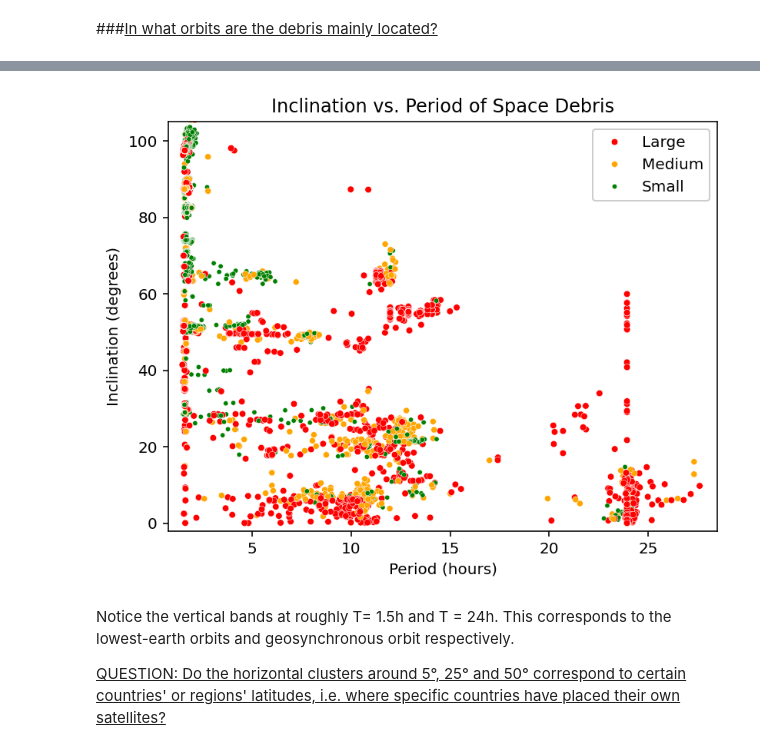
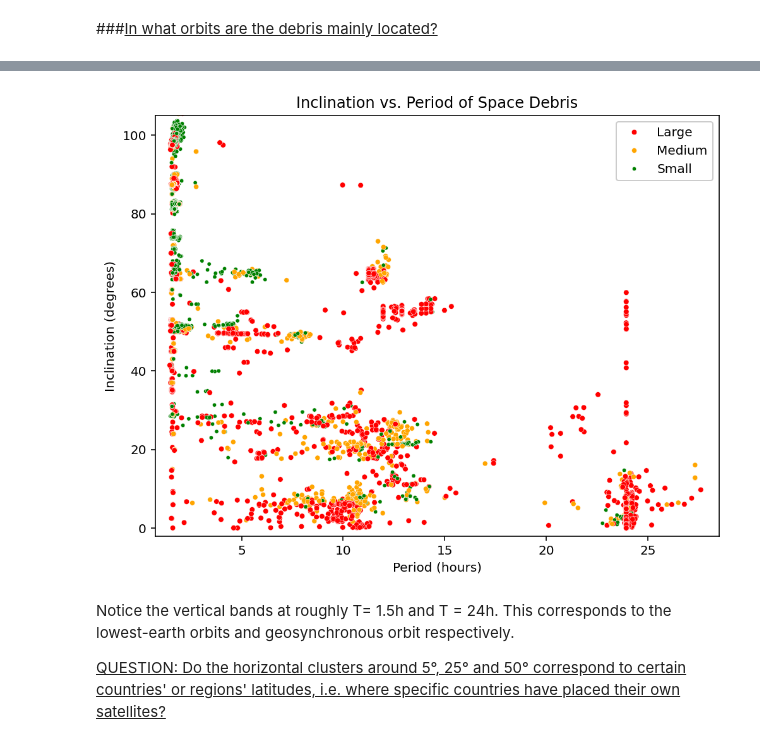
Before and after one commit to brayvid/space-debris-eda, a Jupyter notebook: space_debris_eda.ipynb, the cells around one changed output, grey strips where cells are left out. Drawn from its saved outputs; the diff is of its cells as text; code cells hidden in the pictures.

```diff
--- a/space_debris_eda.ipynb
+++ b/space_debris_eda.ipynb
@@ -109,6 +109,8 @@ df['RCS_SIZE'].unique()
 array(['Medium', 'Small', 'Large', nan], dtype=object)
 # %%
 df['PERIOD_HOURS'] = df['PERIOD'] / 60 # Create new period column measured in hours
+# %%
+df['ALTITUDE_MI'] = (df['SEMIMAJOR_AXIS'] - 6371) * 0.6213 # Create new column with altitude above Earth surface (Earth radius = 6371km)
 # %% [markdown]
 ###<u>Description of dataset</u>
 # %% [markdown]
@@ -173,14 +193,18 @@ debris_elements_df.describe()
 # %%
-sns.scatterplot(x=df['PERIOD_HOURS'], y=df['INCLINATION'],s=10, size=df['RCS_SIZE'], size_order=['Large', 'Medium', 'Small'], sizes=[18,16,10], hue=df['RCS_SIZE'], palette={'Small': 'green', 'Medium':'orange', 'Large': 'red'}, hue_order=['Large', 'Medium', 'Small'])
+sizes = ['Large', 'Medium', 'Small']
+sizes_palette = {'Small': 'green', 'Medium':'orange', 'Large': 'red'}
+
+fig, ax = plt.subplots(figsize=(8, 6))
+sns.scatterplot(x=df['PERIOD_HOURS'], y=df['INCLINATION'],s=10, size=df['RCS_SIZE'], size_order=sizes, sizes=[18,16,10], hue=df['RCS_SIZE'], palette=sizes_palette, hue_order=sizes)
 plt.xlabel('Period (hours)')
 plt.ylabel('Inclination (degrees)')
 plt.title('Inclination vs. Period of Space Debris')
 plt.xlim((0.75,28.5))
 plt.ylim((-2,105))
 plt.legend(framealpha=1)
 plt.show()
 # %% [output]
-[figure, old version]
+[figure, new version]
 # %% [markdown]
 Notice the vertical bands at roughly T= 1.5h and T = 24h. This corresponds to the lowest-earth orbits and geosynchronous orbit respectively.
 
```
Also changed, not shown: parts of 15 cells of this notebook.
